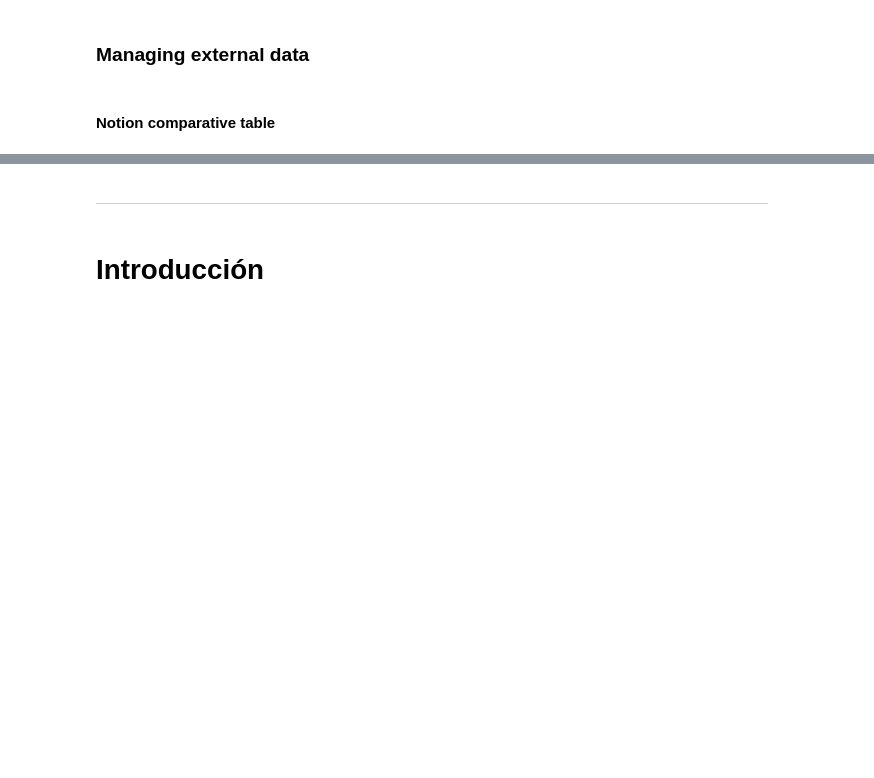
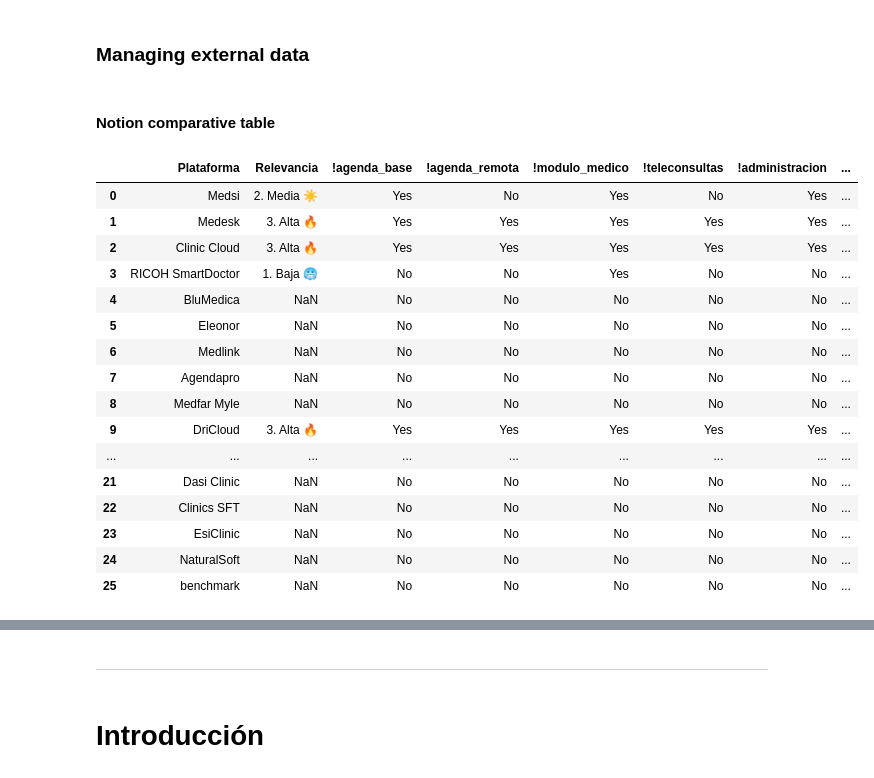
Before and after one commit to Roberto919/punto_clinico_pres, a Jupyter notebook: Presentations/plat_comp/platcomp_pres.ipynb, the cells around one changed output, grey strips where cells are left out. Saved outputs shown, nothing was run; the diff lists cells and outputs as text; code cells hidden in the pictures; blank space fills up the shorter version.

```diff
--- a/Presentations/plat_comp/platcomp_pres.ipynb
+++ b/Presentations/plat_comp/platcomp_pres.ipynb
@@ -67,6 +64,26 @@ df_n["Faltas"] = len(strengths_cols) - df_n["Aciertos"]
 
 
 # df_n
+# %%
+df_n
+# %% [output]
+|  | Plataforma | Relevancia | !agenda_base | !agenda_remota | !modulo_medico | !teleconsultas | !administracion | ... |
+| 0 | Medsi | 2. Media ☀️ | Yes | No | Yes | No | Yes | ... |
+| 1 | Medesk | 3. Alta 🔥 | Yes | Yes | Yes | Yes | Yes | ... |
+| 2 | Clinic Cloud | 3. Alta 🔥 | Yes | Yes | Yes | Yes | Yes | ... |
+| 3 | RICOH SmartDoctor | 1. Baja 🥶 | No | No | Yes | No | No | ... |
+| 4 | BluMedica | NaN | No | No | No | No | No | ... |
+| 5 | Eleonor | NaN | No | No | No | No | No | ... |
+| 6 | Medlink | NaN | No | No | No | No | No | ... |
+| 7 | Agendapro | NaN | No | No | No | No | No | ... |
+| 8 | Medfar Myle | NaN | No | No | No | No | No | ... |
+| 9 | DriCloud | 3. Alta 🔥 | Yes | Yes | Yes | Yes | Yes | ... |
+| ... | ... | ... | ... | ... | ... | ... | ... | ... |
+| 21 | Dasi Clinic | NaN | No | No | No | No | No | ... |
+| 22 | Clinics SFT | NaN | No | No | No | No | No | ... |
+| 23 | EsiClinic | NaN | No | No | No | No | No | ... |
+| 24 | NaturalSoft | NaN | No | No | No | No | No | ... |
+| 25 | benchmark | NaN | No | No | No | No | No | ... |
 # %%
 ## Manipulating original table
 
```
Also changed, not shown: parts of 5 cells of this notebook, 3 other files.
